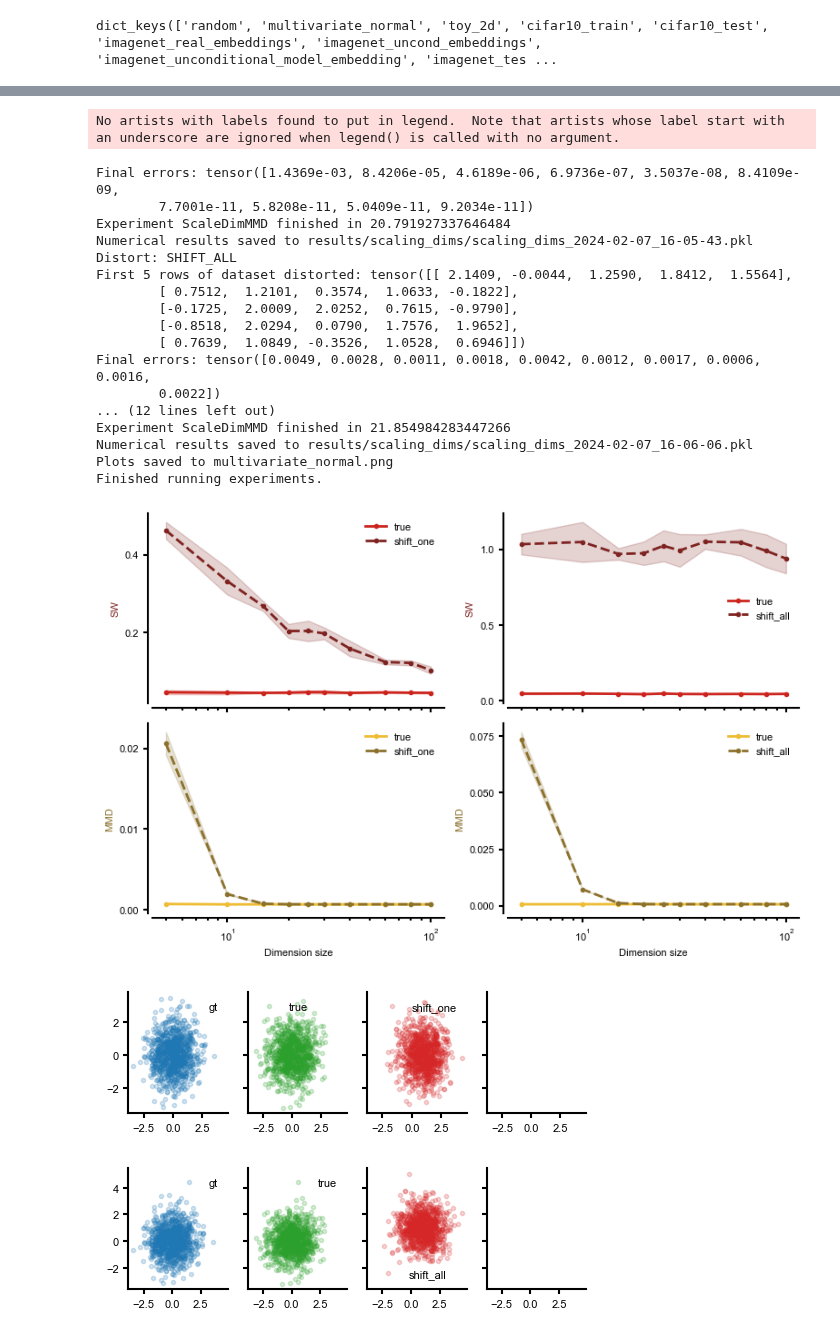
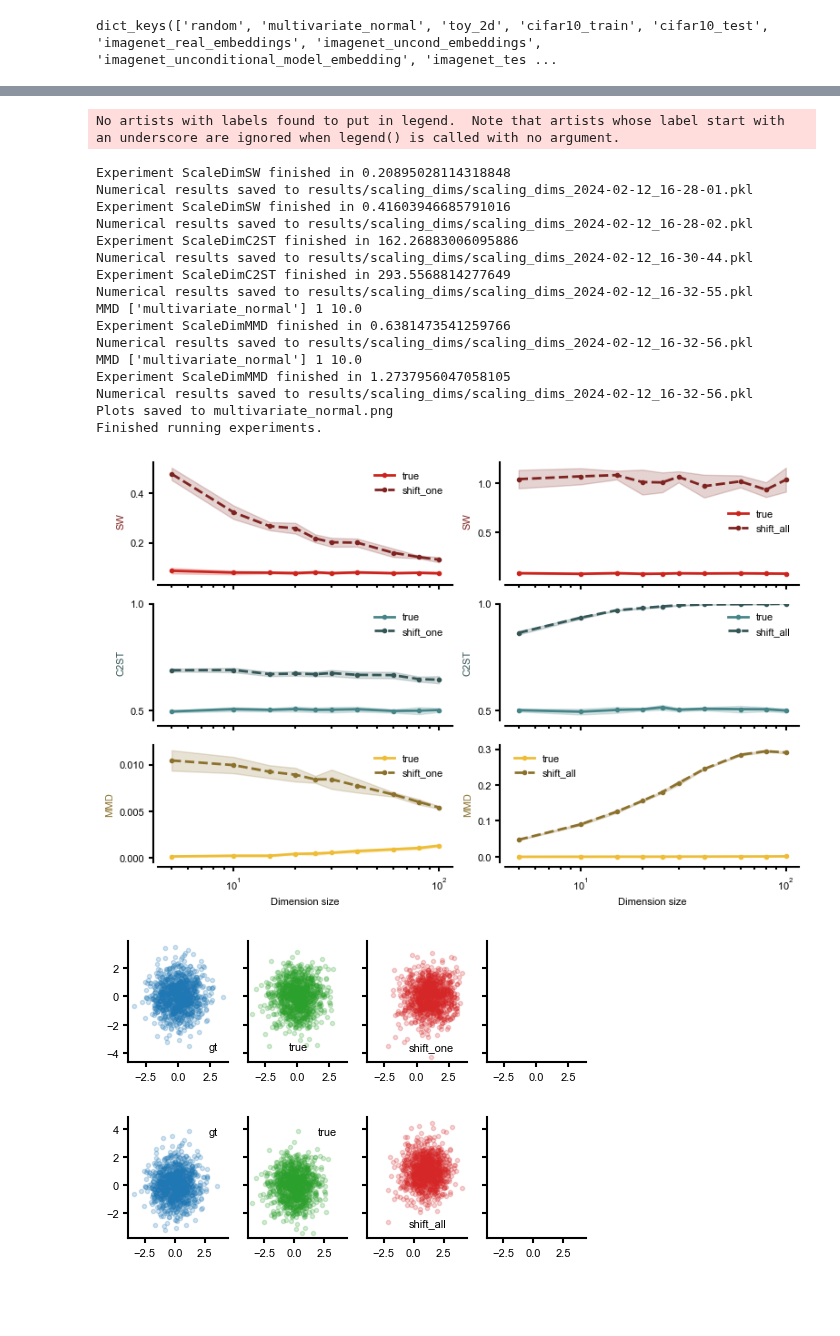
Before and after one commit to mackelab/labproject, a Jupyter notebook: docs/notebooks/scaling_dims_franzi.ipynb, the cells around one changed output, grey strips where cells are left out. Drawn from its saved outputs; the diff is of its cells as text; code cells hidden in the pictures; blank space fills up the shorter version.

Commit message:
Updated dimensionality scaling plotting supp

```diff
--- a/docs/notebooks/scaling_dims_franzi.ipynb
+++ b/docs/notebooks/scaling_dims_franzi.ipynb
@@ -68,7 +68,7 @@ dict_keys(['random', 'multivariate_normal', 'toy_2d', 'cifar10_train', 'cifar10_
 # %%
 print("Running experiments...")
 # load the config file
-cfg = OmegaConf.load("configs/conf_dims.yaml")
+cfg = OmegaConf.load("../../configs/conf_dims.yaml")
 cfg.running_user = 'scaling_dims'
 seed = cfg.seed
 
@@ -136,11 +136,20 @@ for d, distort in enumerate(cfg.distort):
         for dc, data_comp in enumerate([dataset_intra, dataset_inter]):
             dataset2 = data_comp
             assert dataset1.shape == dataset2.shape, f"Dataset shapes do not match: {dataset1.shape} vs. {dataset2.shape}"
-            output = experiment.run_experiment(dataset1=dataset1,
-                                            dataset2=dataset2,
-                                            dataset_size = cfg.n[0],
-                                            dim_sizes=cfg.dim_sizes,
-                                            nb_runs = cfg.runs)
+            if mapping[exp_name]  == 'MMD':
+                print(f'MMD {cfg.data} {d} {cfg.mmd_bandwidth[d]}')
+                output = experiment.run_experiment(dataset1=dataset1,
+                                                dataset2=dataset2,
+                                                dataset_size = cfg.n[0],
+                                                dim_sizes=cfg.dim_sizes,
+                                                nb_runs = cfg.runs,
+                                                bandwidth=cfg.mmd_bandwidth[d])
+            else:
+                output = experiment.run_experiment(dataset1=dataset1,
+                                                    dataset2=dataset2,
+                                                    dataset_size = cfg.n[0],
+                                                    dim_sizes=cfg.dim_sizes,
+                                                    nb_runs = cfg.runs)
             time_end = time.time()
             print(f"Experiment {exp_name} finished in {time_end - time_start}")
 
@@ -168,8 +177,8 @@ axes[-1, 1].set_xlabel('Dimension size')
 
 fig.tight_layout()
 print(f"Plots saved to {cfg.data[0]}.png")
-fig.savefig(f"./plots/metric_comparison_dim_size_{cfg.data[0]}.png", dpi=300)
-fig.savefig(f"./plots/metric_comparison_dim_size_{cfg.data[0]}.pdf", dpi=300)
+fig.savefig(f"../../plots/metric_comparison_sim_budget_{cfg.n[0]}_dim_size_{cfg.data[0]}_NEW.png", dpi=300)
+fig.savefig(f"../../plots/metric_comparison_sim_budget_{cfg.n[0]}_dim_size_{cfg.data[0]}_NEW.pdf", dpi=300)
 
 print("Finished running experiments.")
 # %% [output]
@@ -204,21 +209,20 @@ Numerical results saved to results/scaling_dims/scaling_dims_2024-02-07_16-05-33
 No artists with labels found to put in legend.  Note that artists whose label start with an underscore are ignored when legend() is called with no argument.
-Final errors: tensor([1.4369e-03, 8.4206e-05, 4.6189e-06, 6.9736e-07, 3.5037e-08, 8.4109e-09,
-        7.7001e-11, 5.8208e-11, 5.0409e-11, 9.2034e-11])
-Experiment ScaleDimMMD finished in 20.791927337646484
-Numerical results saved to results/scaling_dims/scaling_dims_2024-02-07_16-05-43.pkl
-Distort: SHIFT_ALL
-First 5 rows of dataset distorted: tensor([[ 2.1409, -0.0044,  1.2590,  1.8412,  1.5564],
-        [ 0.7512,  1.2101,  0.3574,  1.0633, -0.1822],
-        [-0.1725,  2.0009,  2.0252,  0.7615, -0.9790],
-        [-0.8518,  2.0294,  0.0790,  1.7576,  1.9652],
-        [ 0.7639,  1.0849, -0.3526,  1.0528,  0.6946]])
-Final errors: tensor([0.0049, 0.0028, 0.0011, 0.0018, 0.0042, 0.0012, 0.0017, 0.0006, 0.0016,
-        0.0022])
-... (12 lines left out)
-Experiment ScaleDimMMD finished in 21.854984283447266
-Numerical results saved to results/scaling_dims/scaling_dims_2024-02-07_16-06-06.pkl
+Experiment ScaleDimSW finished in 0.20895028114318848
+Numerical results saved to results/scaling_dims/scaling_dims_2024-02-12_16-28-01.pkl
+Experiment ScaleDimSW finished in 0.41603946685791016
+Numerical results saved to results/scaling_dims/scaling_dims_2024-02-12_16-28-02.pkl
+Experiment ScaleDimC2ST finished in 162.26883006095886
+Numerical results saved to results/scaling_dims/scaling_dims_2024-02-12_16-30-44.pkl
+Experiment ScaleDimC2ST finished in 293.5568814277649
+Numerical results saved to results/scaling_dims/scaling_dims_2024-02-12_16-32-55.pkl
+MMD ['multivariate_normal'] 1 10.0
+Experiment ScaleDimMMD finished in 0.6381473541259766
+Numerical results saved to results/scaling_dims/scaling_dims_2024-02-12_16-32-56.pkl
+MMD ['multivariate_normal'] 1 10.0
+Experiment ScaleDimMMD finished in 1.2737956047058105
+Numerical results saved to results/scaling_dims/scaling_dims_2024-02-12_16-32-56.pkl
 Plots saved to multivariate_normal.png
 Finished running experiments.
-[figure, old version]
+[figure, new version]
-[figure, old version]
+[figure, new version]
-[figure, old version]
+[figure, new version]
```
Also changed, not shown: parts of 2 cells of this notebook, 3 other files.
